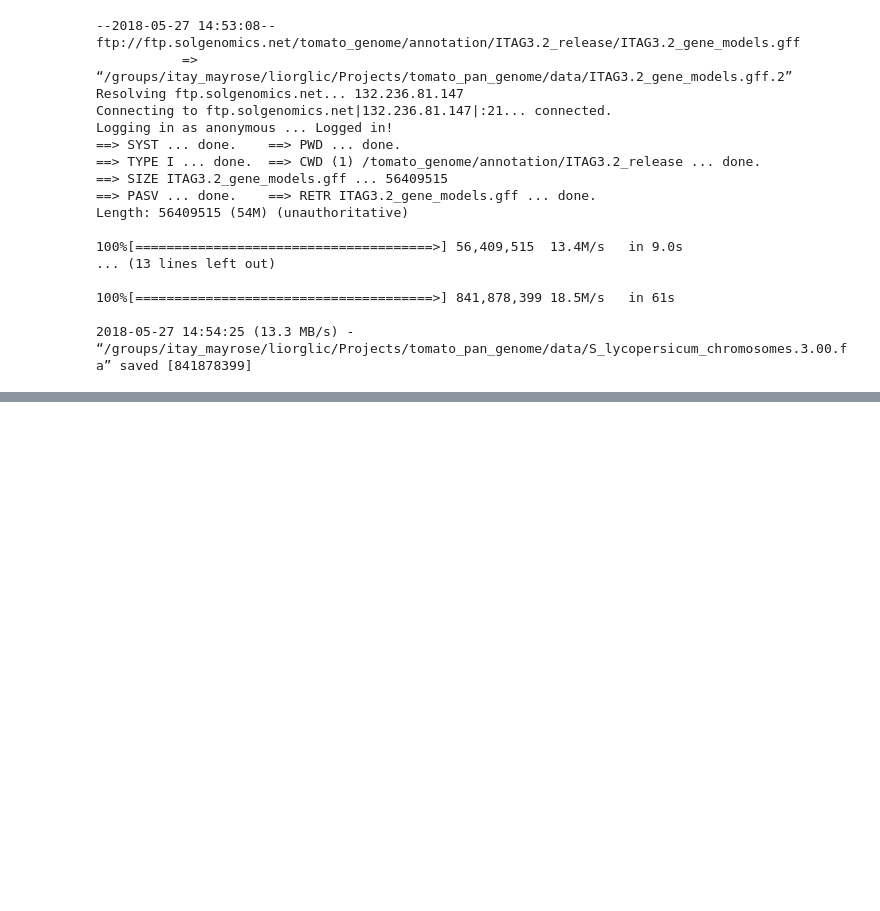
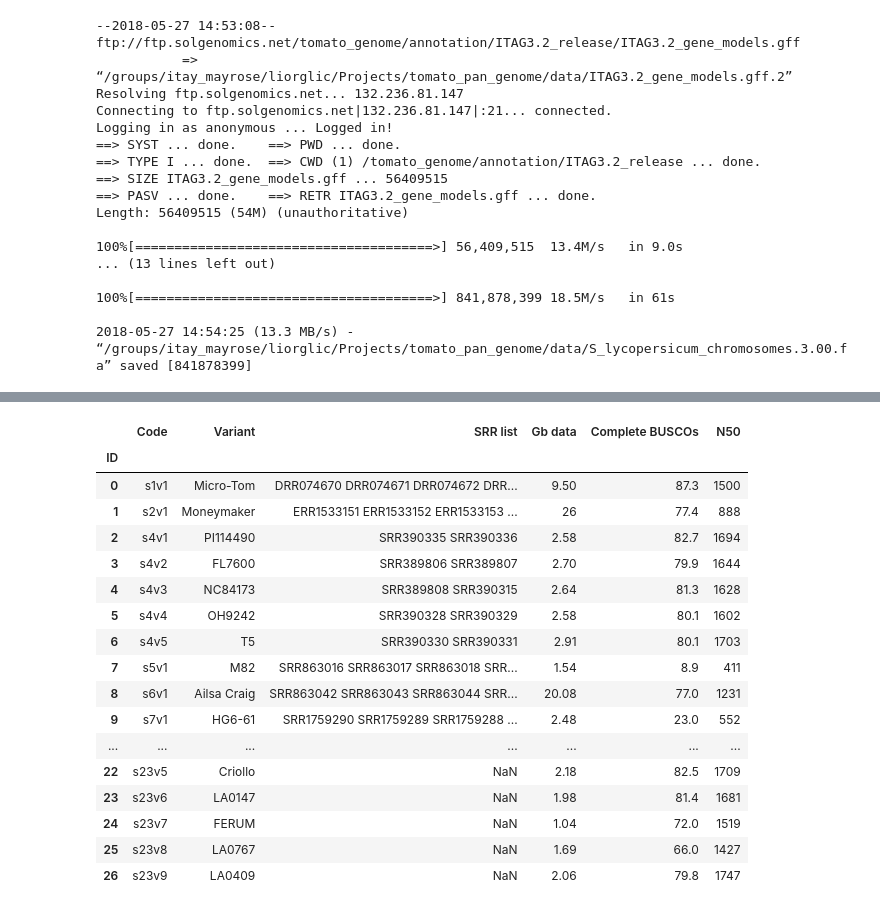
Before and after one commit to MayroseLab/Lior, a Jupyter notebook: tomato_pan_genome/notebooks/transcriptome_assembly_and_assessment.ipynb, the cells around one changed output, grey strips where cells are left out. Drawn from its saved outputs; the diff is of its cells as text; code cells hidden in the pictures; blank space fills up the shorter version.

```diff
--- a/tomato_pan_genome/notebooks/transcriptome_assembly_and_assessment.ipynb
+++ b/tomato_pan_genome/notebooks/transcriptome_assembly_and_assessment.ipynb
@@ -166,10 +173,7 @@ However, in order to allow for genome-guided transcriptome assembly, the referen
 # %%
 FASTQ_DUMP_PATH = "/groups/itay_mayrose/liorglic/sratoolkit.2.9.0-ubuntu64/bin/fastq-dump"
 download_to_dir = "%s/S_lyc_RNA_Seq" % realpath(DATA_PATH)
-analysis_dir = "%s/S_lyc_RNA_Seq" % realpath(OUT_PATH)
-TOPHAT_EXEC_PATH = "/share/apps/tophat210/bin/tophat"
-SAMTOOLS_EXEC_PATH = "/share/apps/samtools12/bin/samtools"
-BOWTIE_EXEC_PATH = "/share/apps/bowtie112/bin/bowtie-build"
+analysis_dir = "%s/S_lyc_transcriptome_assembly" % realpath(OUT_PATH)
 # %%
 !mkdir $download_to_dir
 # %%
@@ -243,0 +317,21 @@ send_commands_to_queue('try',['echo "hi"', 'sleep 30', 'echo "bye"'], queue_conf
+# %%
+s_lyc_datasets
+# %% [output]
+|  | Code | Variant | SRR list | Gb data | Complete BUSCOs | N50 |
+| ID |  |  |  |  |  |  |
+| 0 | s1v1 | Micro-Tom | DRR074670 DRR074671 DRR074672 DRR... | 9.50 | 87.3 | 1500 |
+| 1 | s2v1 | Moneymaker | ERR1533151 ERR1533152 ERR1533153 ... | 26 | 77.4 | 888 |
+| 2 | s4v1 | PI114490 | SRR390335 SRR390336 | 2.58 | 82.7 | 1694 |
+| 3 | s4v2 | FL7600 | SRR389806 SRR389807 | 2.70 | 79.9 | 1644 |
+| 4 | s4v3 | NC84173 | SRR389808 SRR390315 | 2.64 | 81.3 | 1628 |
+| 5 | s4v4 | OH9242 | SRR390328 SRR390329 | 2.58 | 80.1 | 1602 |
+| 6 | s4v5 | T5 | SRR390330 SRR390331 | 2.91 | 80.1 | 1703 |
+| 7 | s5v1 | M82 | SRR863016 SRR863017 SRR863018 SRR... | 1.54 | 8.9 | 411 |
+| 8 | s6v1 | Ailsa Craig | SRR863042 SRR863043 SRR863044 SRR... | 20.08 | 77.0 | 1231 |
+| 9 | s7v1 | HG6-61 | SRR1759290 SRR1759289 SRR1759288 ... | 2.48 | 23.0 | 552 |
+| ... | ... | ... | ... | ... | ... | ... |
+| 22 | s23v5 | Criollo | NaN | 2.18 | 82.5 | 1709 |
+| 23 | s23v6 | LA0147 | NaN | 1.98 | 81.4 | 1681 |
+| 24 | s23v7 | FERUM | NaN | 1.04 | 72.0 | 1519 |
+| 25 | s23v8 | LA0767 | NaN | 1.69 | 66.0 | 1427 |
+| 26 | s23v9 | LA0409 | NaN | 2.06 | 79.8 | 1747 |
```
Also changed, not shown: parts of 34 cells of this notebook, 1 other file.
